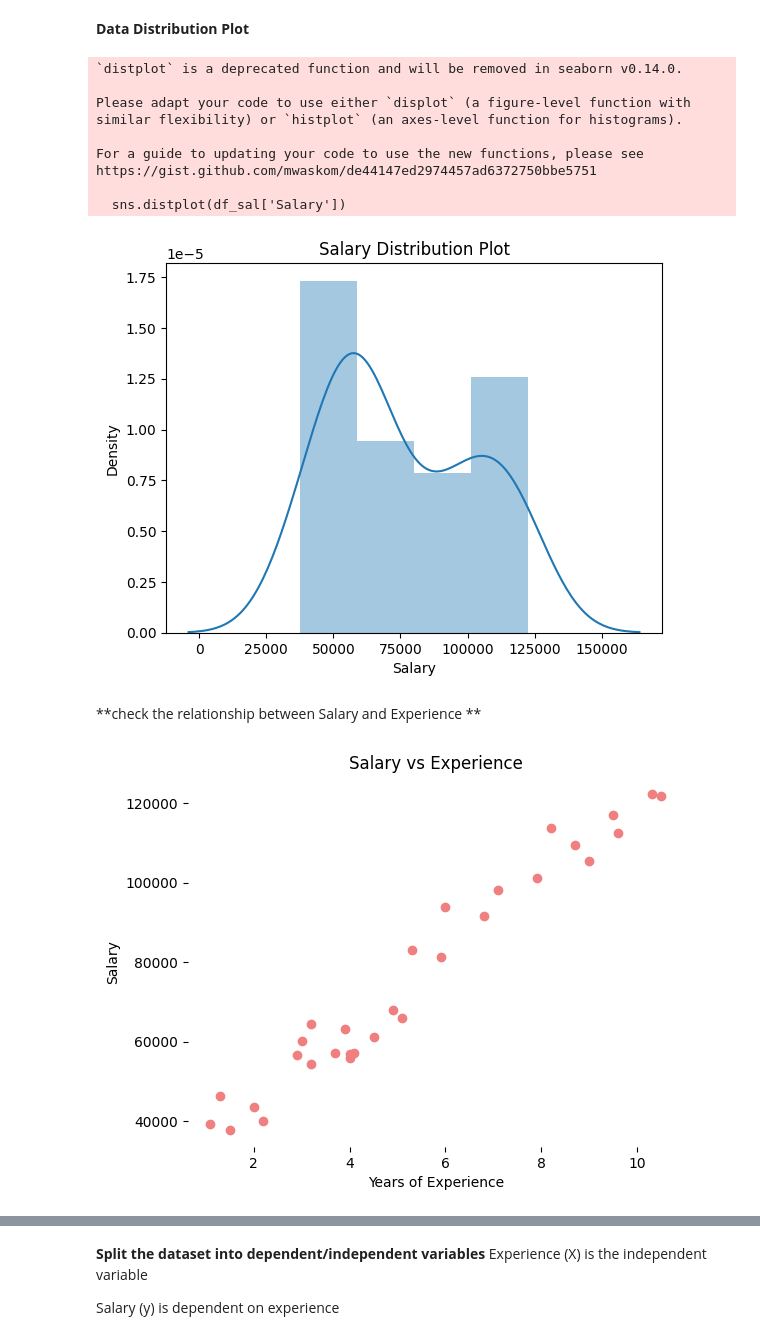
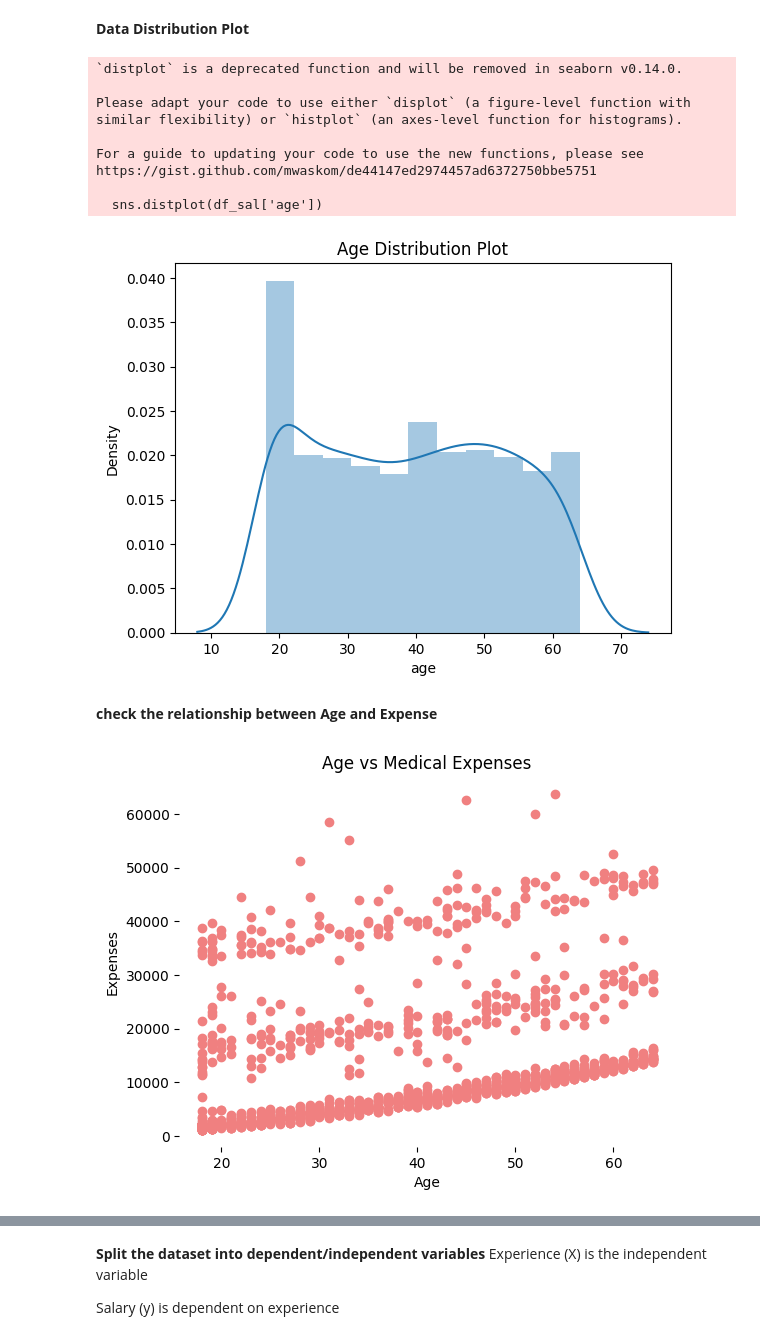
Before and after one commit to Zivi09/Machine-Learning-Models, a Jupyter notebook: Simple_Linear_Regression_ipyn.ipynb, the cells around one changed output, grey strips where cells are left out. Cells and saved outputs as stored; diff of their text form; code cells hidden in the pictures.

```diff
--- a/Simple_Linear_Regression_ipyn.ipynb
+++ b/Simple_Linear_Regression_ipyn.ipynb
@@ -27,5 +14,5 @@ from sklearn.linear_model import LinearRegression
 # %%
 # Get dataset
-df_sal = pd.read_csv('Salary_Data.csv')
+df_sal = pd.read_csv('/content/med-insurance.csv')
 df_sal.head()
 # %% [output]
@@ -72,29 +69,28 @@ plt.gca().spines[['top', 'right']].set_visible(False)
 **Data Distribution Plot**
 # %%
 # Data distribution
-plt.title('Salary Distribution Plot')
-sns.distplot(df_sal['Salary'])
+plt.title('Age Distribution Plot')
+sns.distplot(df_sal['age'])
 plt.show()
 # %% [output]
 `distplot` is a deprecated function and will be removed in seaborn v0.14.0.
 
 Please adapt your code to use either `displot` (a figure-level function with
 similar flexibility) or `histplot` (an axes-level function for histograms).
 
 For a guide to updating your code to use the new functions, please see
 https://gist.github.com/mwaskom/de44147ed2974457ad6372750bbe5751
 
-  sns.distplot(df_sal['Salary'])
+  sns.distplot(df_sal['age'])
-[figure, old version]
+[figure, new version]
 # %% [markdown]
-**check the relationship between Salary and Experience **
+**check the relationship between Age and Expense**
 # %%
-# Relationship between Salary and Experience
-plt.scatter(df_sal['YearsExperience'], df_sal['Salary'], color = 'lightcoral')
-plt.title('Salary vs Experience')
-plt.xlabel('Years of Experience')
-plt.ylabel('Salary')
+plt.scatter(df_sal['age'], df_sal['expenses'], color='lightcoral')
+plt.title('Age vs Medical Expenses')
+plt.xlabel('Age')
+plt.ylabel('Expenses')
 plt.box(False)
 plt.show()
 # %% [output]
-[figure, old version]
+[figure, new version]
```
Also changed, not shown: parts of 18 cells of this notebook.
